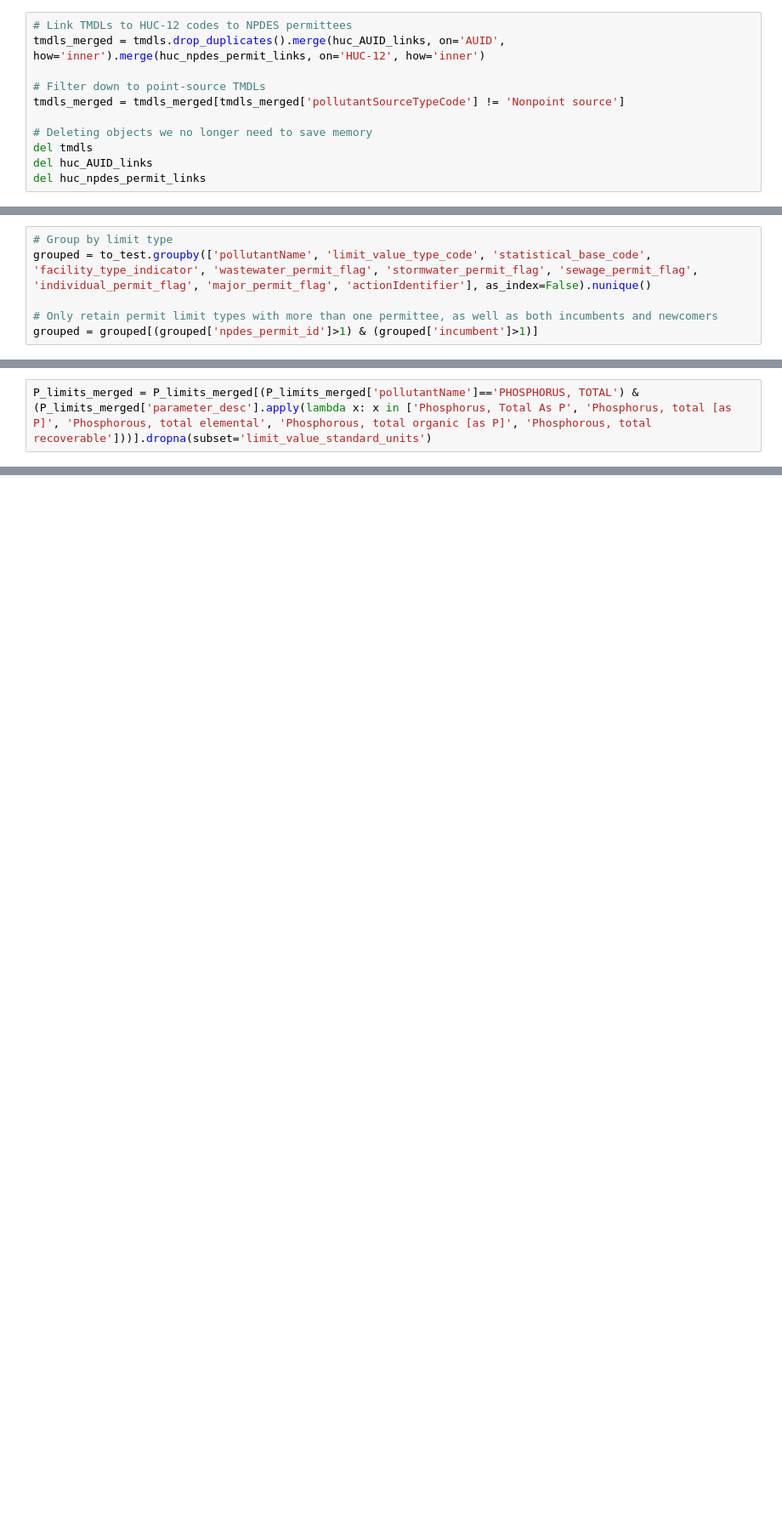
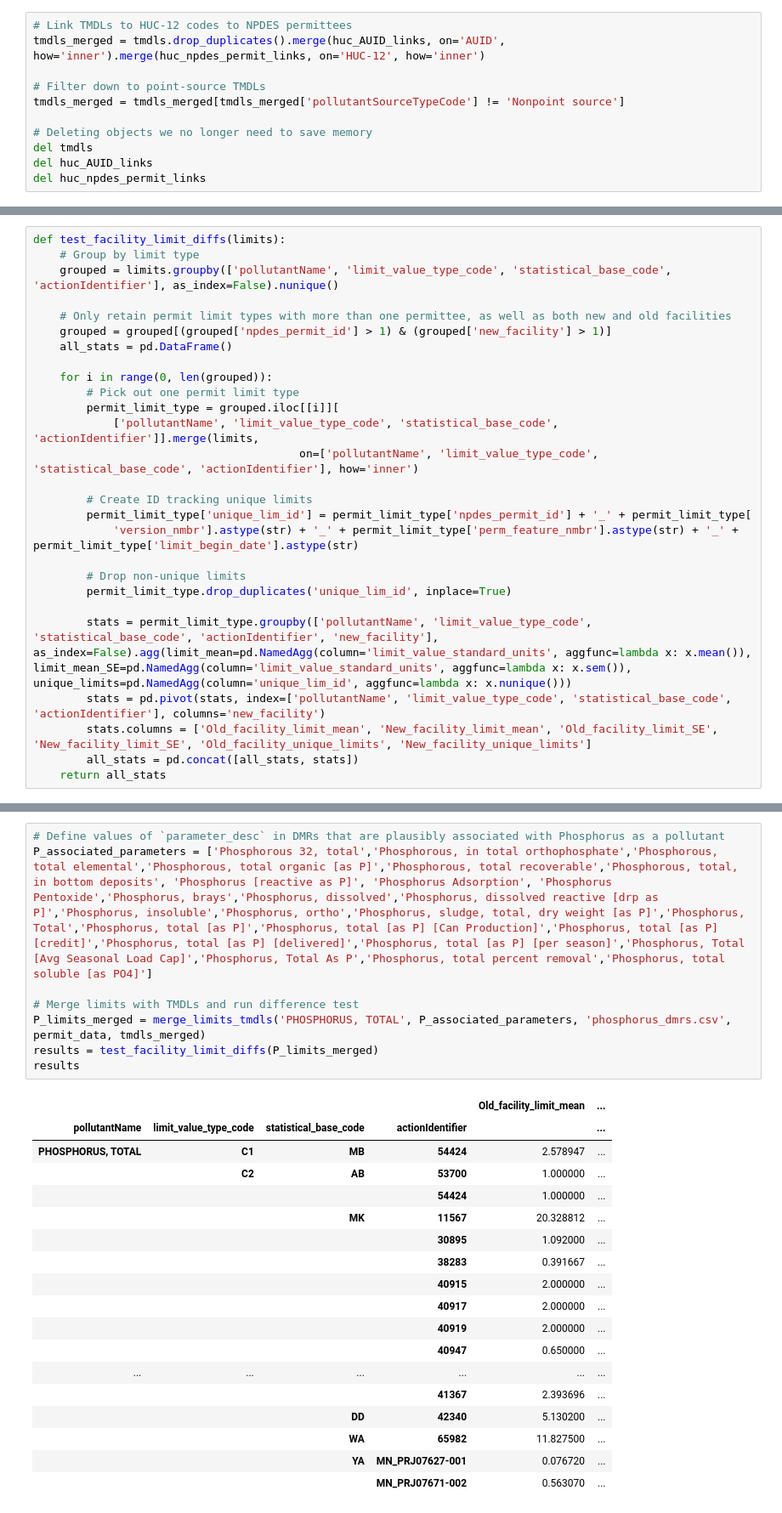
Before and after one commit to reglab/TMDLs_archived, a Jupyter notebook: exploring_grandfathering.ipynb, the cells around one changed output, grey strips where cells are left out. Shown at 85% size. Cells and saved outputs as stored; diff of their text form; blank space fills up the shorter version.

Commit message:
Condensed merging and testing code, eliminated parametric tests

```diff
--- a/exploring_grandfathering.ipynb
+++ b/exploring_grandfathering.ipynb
@@ -122,6 +40,0 @@ to_test = pd.concat([AL_E_coli, AL_P, AL_coliform, AL_CBOD, AL_NBOD])
-# %%
-# Group by limit type
-grouped = to_test.groupby(['pollutantName', 'limit_value_type_code', 'statistical_base_code', 'facility_type_indicator', 'wastewater_permit_flag', 'stormwater_permit_flag', 'sewage_permit_flag', 'individual_permit_flag', 'major_permit_flag', 'actionIdentifier'], as_index=False).nunique()
-
-# Only retain permit limit types with more than one permittee, as well as both incumbents and newcomers
-grouped = grouped[(grouped['npdes_permit_id']>1) & (grouped['incumbent']>1)]
@@ -224,2 +40,0 @@ P_limits_merged['incumbent'] = (P_limits_merged['issue_date'] <= P_limits_merged
-# %%
-P_limits_merged = P_limits_merged[(P_limits_merged['pollutantName']=='PHOSPHORUS, TOTAL') & (P_limits_merged['parameter_desc'].apply(lambda x: x in ['Phosphorus, Total As P', 'Phosphorus, total [as P]', 'Phosphorous, total elemental', 'Phosphorous, total organic [as P]', 'Phosphorous, total recoverable']))].dropna(subset='limit_value_standard_units')
@@ -342,0 +83,27 @@ plt.savefig('grandpa_plot_2.png', dpi=300)
+# %%
+def test_facility_limit_diffs(limits):
+    # Group by limit type
+    grouped = limits.groupby(['pollutantName', 'limit_value_type_code', 'statistical_base_code', 'actionIdentifier'], as_index=False).nunique()
+
+    # Only retain permit limit types with more than one permittee, as well as both new and old facilities
+    grouped = grouped[(grouped['npdes_permit_id'] > 1) & (grouped['new_facility'] > 1)]
+    all_stats = pd.DataFrame()
+
+    for i in range(0, len(grouped)):
+        # Pick out one permit limit type
+        permit_limit_type = grouped.iloc[[i]][
+            ['pollutantName', 'limit_value_type_code', 'statistical_base_code', 'actionIdentifier']].merge(limits,
+                                        on=['pollutantName', 'limit_value_type_code', 'statistical_base_code', 'actionIdentifier'], how='inner')
+
+        # Create ID tracking unique limits
+        permit_limit_type['unique_lim_id'] = permit_limit_type['npdes_permit_id'] + '_' + permit_limit_type[
+            'version_nmbr'].astype(str) + '_' + permit_limit_type['perm_feature_nmbr'].astype(str) + '_' + permit_limit_type['limit_begin_date'].astype(str)
+
+        # Drop non-unique limits
+        permit_limit_type.drop_duplicates('unique_lim_id', inplace=True)
+
+        stats = permit_limit_type.groupby(['pollutantName', 'limit_value_type_code', 'statistical_base_code', 'actionIdentifier', 'new_facility'], as_index=False).agg(limit_mean=pd.NamedAgg(column='limit_value_standard_units', aggfunc=lambda x: x.mean()), limit_mean_SE=pd.NamedAgg(column='limit_value_standard_units', aggfunc=lambda x: x.sem()), unique_limits=pd.NamedAgg(column='unique_lim_id', aggfunc=lambda x: x.nunique()))
+        stats = pd.pivot(stats, index=['pollutantName', 'limit_value_type_code', 'statistical_base_code', 'actionIdentifier'], columns='new_facility')
+        stats.columns = ['Old_facility_limit_mean', 'New_facility_limit_mean', 'Old_facility_limit_SE', 'New_facility_limit_SE', 'Old_facility_unique_limits', 'New_facility_unique_limits']
+        all_stats = pd.concat([all_stats, stats])
+    return all_stats
@@ -342,0 +112,27 @@ plt.savefig('grandpa_plot_2.png', dpi=300)
+# %%
+# Define values of `parameter_desc` in DMRs that are plausibly associated with Phosphorus as a pollutant
+P_associated_parameters = ['Phosphorous 32, total','Phosphorous, in total orthophosphate','Phosphorous, total elemental','Phosphorous, total organic [as P]','Phosphorous, total recoverable','Phosphorous, total, in bottom deposits', 'Phosphorus [reactive as P]', 'Phosphorus Adsorption', 'Phosphorus Pentoxide','Phosphorus, brays','Phosphorus, dissolved','Phosphorus, dissolved reactive [drp as P]','Phosphorus, insoluble','Phosphorus, ortho','Phosphorus, sludge, total, dry weight [as P]','Phosphorus, Total','Phosphorus, total [as P]','Phosphorus, total [as P] [Can Production]','Phosphorus, total [as P] [credit]','Phosphorus, total [as P] [delivered]','Phosphorus, total [as P] [per season]','Phosphorus, Total [Avg Seasonal Load Cap]','Phosphorus, Total As P','Phosphorus, total percent removal','Phosphorus, total soluble [as PO4]']
+
+# Merge limits with TMDLs and run difference test
+P_limits_merged = merge_limits_tmdls('PHOSPHORUS, TOTAL', P_associated_parameters, 'phosphorus_dmrs.csv', permit_data, tmdls_merged)
+results = test_facility_limit_diffs(P_limits_merged)
+results
+# %% [output]
+|  |  |  |  | Old_facility_limit_mean | ... |
+| pollutantName | limit_value_type_code | statistical_base_code | actionIdentifier |  | ... |
+| PHOSPHORUS, TOTAL | C1 | MB | 54424 | 2.578947 | ... |
+|  | C2 | AB | 53700 | 1.000000 | ... |
+|  |  |  | 54424 | 1.000000 | ... |
+|  |  | MK | 11567 | 20.328812 | ... |
+|  |  |  | 30895 | 1.092000 | ... |
+|  |  |  | 38283 | 0.391667 | ... |
+|  |  |  | 40915 | 2.000000 | ... |
+|  |  |  | 40917 | 2.000000 | ... |
+|  |  |  | 40919 | 2.000000 | ... |
+|  |  |  | 40947 | 0.650000 | ... |
+| ... | ... | ... | ... | ... | ... |
+|  |  |  | 41367 | 2.393696 | ... |
+|  |  | DD | 42340 | 5.130200 | ... |
+|  |  | WA | 65982 | 11.827500 | ... |
+|  |  | YA | MN_PRJ07627-001 | 0.076720 | ... |
+|  |  |  | MN_PRJ07671-002 | 0.563070 | ... |
```
Also changed, not shown: parts of 43 cells of this notebook.
